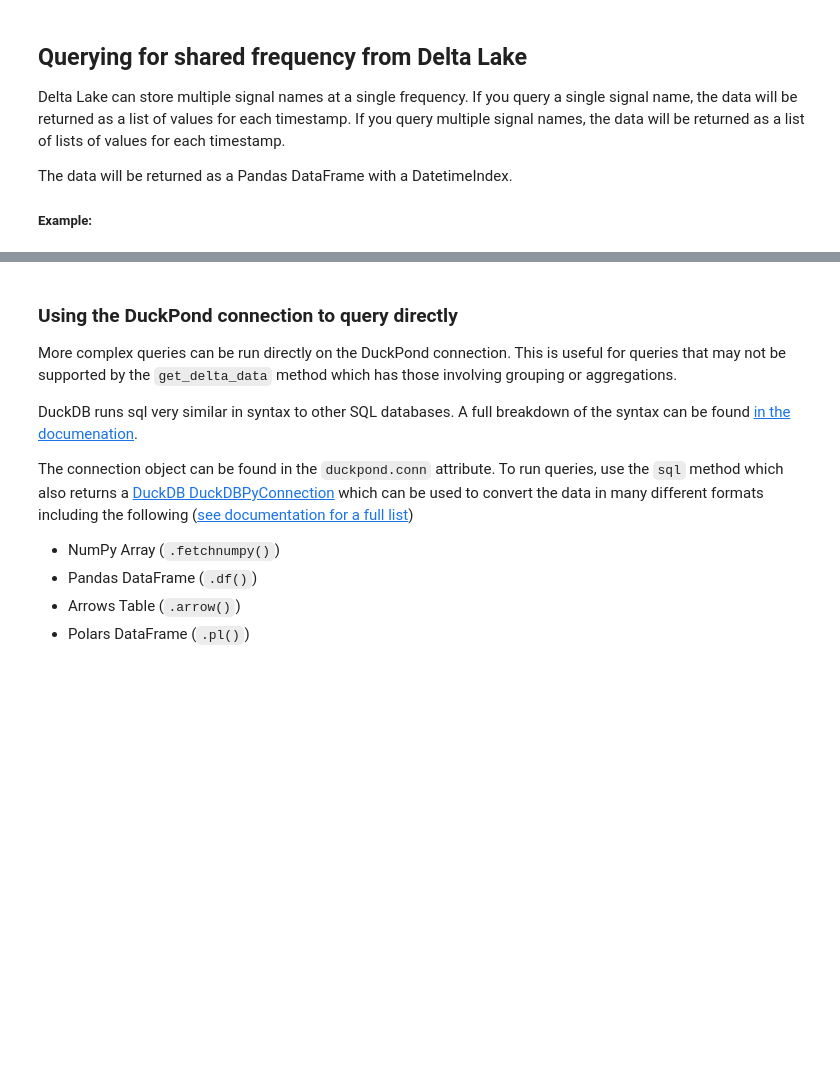
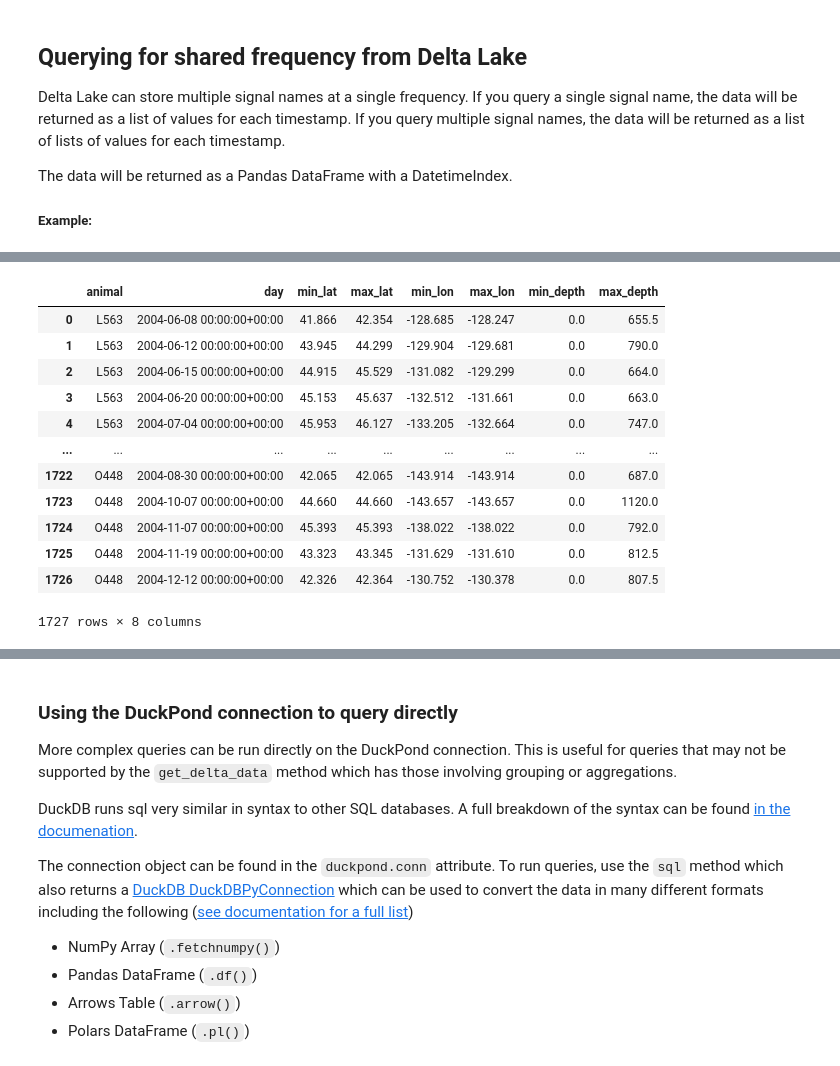
Before and after one commit to ecophysviz-lab/DiveDB, a Jupyter notebook: data_querying_documentation.ipynb, the cells around one changed output, grey strips where cells are left out. Saved outputs shown, nothing was run; the diff lists cells and outputs as text; code cells hidden in the pictures; blank space fills up the shorter version.

```diff
--- a/data_querying_documentation.ipynb
+++ b/data_querying_documentation.ipynb
@@ -122,0 +190,29 @@ duckpond.get_delta_data(
+# %%
+import pandas as pd
+df2 = pd.merge(
+    pd.merge(
+        df[df['label'] == 'lat'].rename(columns={'minval': 'min_lat', 'maxval': 'max_lat'}).drop(columns=["label"]),
+        df[df['label'] == 'lon'].rename(columns={'minval': 'min_lon', 'maxval': 'max_lon'}).drop(columns=["label"]),
+        on=['animal', 'day'],
+        suffixes=('_lat', '_lon')
+    ),
+    df[df['label'] == 'corr_depth'].rename(columns={'minval': 'min_depth', 'maxval': 'max_depth'}).drop(columns=["label"]),
+    on=['animal', 'day'],
+    suffixes=('', '_depth')
+)
+
+df2
+# %% [output]
+|  | animal | day | min_lat | max_lat | min_lon | max_lon | min_depth | max_depth |
+| 0 | L563 | 2004-06-08 00:00:00+00:00 | 41.866 | 42.354 | -128.685 | -128.247 | 0.0 | 655.5 |
+| 1 | L563 | 2004-06-12 00:00:00+00:00 | 43.945 | 44.299 | -129.904 | -129.681 | 0.0 | 790.0 |
+| 2 | L563 | 2004-06-15 00:00:00+00:00 | 44.915 | 45.529 | -131.082 | -129.299 | 0.0 | 664.0 |
+| 3 | L563 | 2004-06-20 00:00:00+00:00 | 45.153 | 45.637 | -132.512 | -131.661 | 0.0 | 663.0 |
+| 4 | L563 | 2004-07-04 00:00:00+00:00 | 45.953 | 46.127 | -133.205 | -132.664 | 0.0 | 747.0 |
+| ... | ... | ... | ... | ... | ... | ... | ... | ... |
+| 1722 | O448 | 2004-08-30 00:00:00+00:00 | 42.065 | 42.065 | -143.914 | -143.914 | 0.0 | 687.0 |
+| 1723 | O448 | 2004-10-07 00:00:00+00:00 | 44.660 | 44.660 | -143.657 | -143.657 | 0.0 | 1120.0 |
+| 1724 | O448 | 2004-11-07 00:00:00+00:00 | 45.393 | 45.393 | -138.022 | -138.022 | 0.0 | 792.0 |
+| 1725 | O448 | 2004-11-19 00:00:00+00:00 | 43.323 | 43.345 | -131.629 | -131.610 | 0.0 | 812.5 |
+| 1726 | O448 | 2004-12-12 00:00:00+00:00 | 42.326 | 42.364 | -130.752 | -130.378 | 0.0 | 807.5 |
+1727 rows × 8 columns
```
Also changed, not shown: parts of 4 cells of this notebook, 2 other files.
